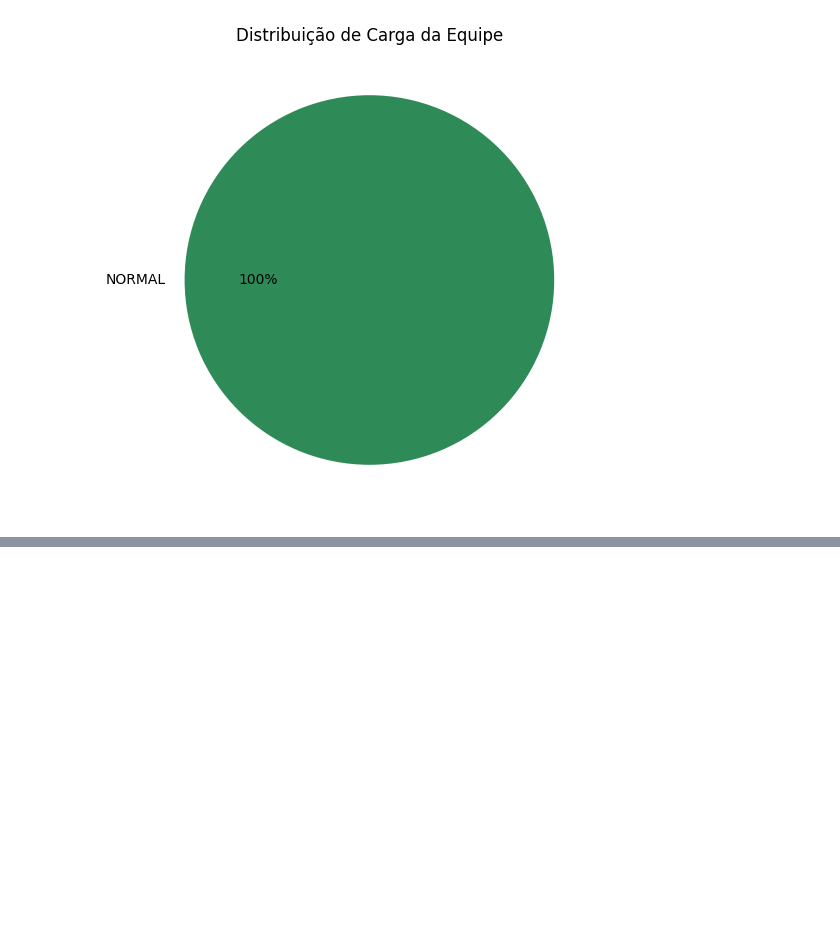
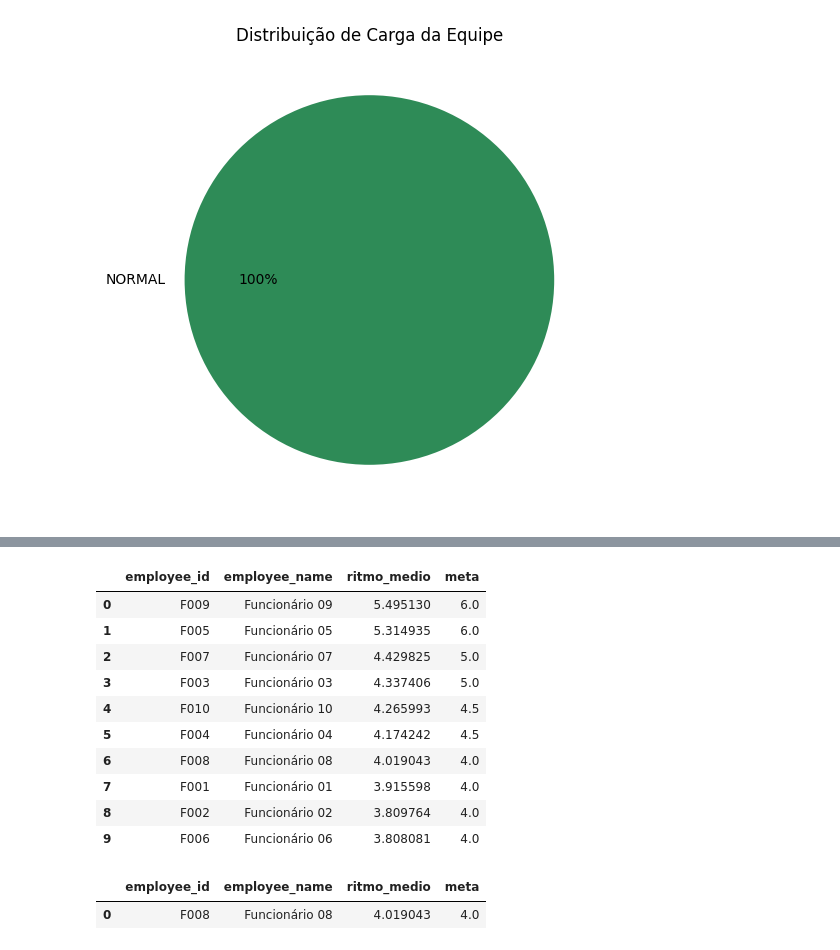
Before and after one commit to Sweetata/smartflow, a Jupyter notebook: analise_smartflow.ipynb, the cells around one changed output, grey strips where cells are left out. Cells and saved outputs as stored; diff of their text form; code cells hidden in the pictures; blank space fills up the shorter version.

```diff
--- a/analise_smartflow.ipynb
+++ b/analise_smartflow.ipynb
@@ -131,3 +131,12 @@ plt.title('Distribuição de Carga da Equipe')
 plt.show()
 # %% [output]
 [figure]
+# %%
+import sqlite3
+
+# cria um banco de dados na memória e salva nossas tabelas nele
+conexao = sqlite3.connect('smartflow.db')
+df.to_sql('production', conexao, if_exists='replace', index=False)
+funcionarios.to_sql('employees', conexao, if_exists='replace', index=False)
+
+print("Banco de dados criado com sucesso!")
@@ -133,0 +167,38 @@ plt.show()
+# %%
+consulta2 = """
+SELECT p.employee_id, e.employee_name, AVG(p.actual_rate_kits_min) AS ritmo_medio, e.reference_capacity_kits_min AS meta
+FROM production p
+JOIN employees e ON p.employee_id = e.employee_id
+GROUP BY p.employee_id
+ORDER BY ritmo_medio DESC
+"""
+
+resultado2 = pd.read_sql(consulta2, conexao)
+resultado2
+# %% [output]
+|  | employee_id | employee_name | ritmo_medio | meta |
+| 0 | F009 | Funcionário 09 | 5.495130 | 6.0 |
+| 1 | F005 | Funcionário 05 | 5.314935 | 6.0 |
+| 2 | F007 | Funcionário 07 | 4.429825 | 5.0 |
+| 3 | F003 | Funcionário 03 | 4.337406 | 5.0 |
+| 4 | F010 | Funcionário 10 | 4.265993 | 4.5 |
+| 5 | F004 | Funcionário 04 | 4.174242 | 4.5 |
+| 6 | F008 | Funcionário 08 | 4.019043 | 4.0 |
+| 7 | F001 | Funcionário 01 | 3.915598 | 4.0 |
+| 8 | F002 | Funcionário 02 | 3.809764 | 4.0 |
+| 9 | F006 | Funcionário 06 | 3.808081 | 4.0 |
+# %%
+consulta3 = """
+SELECT p.employee_id, e.employee_name, AVG(p.actual_rate_kits_min) AS ritmo_medio, e.reference_capacity_kits_min AS meta
+FROM production p
+JOIN employees e ON p.employee_id = e.employee_id
+GROUP BY p.employee_id
+HAVING ritmo_medio > meta
+ORDER BY ritmo_medio DESC
+"""
+
+resultado3 = pd.read_sql(consulta3, conexao)
+resultado3
+# %% [output]
+|  | employee_id | employee_name | ritmo_medio | meta |
+| 0 | F008 | Funcionário 08 | 4.019043 | 4.0 |
```
Also changed, not shown: parts of 2 cells of this notebook.
